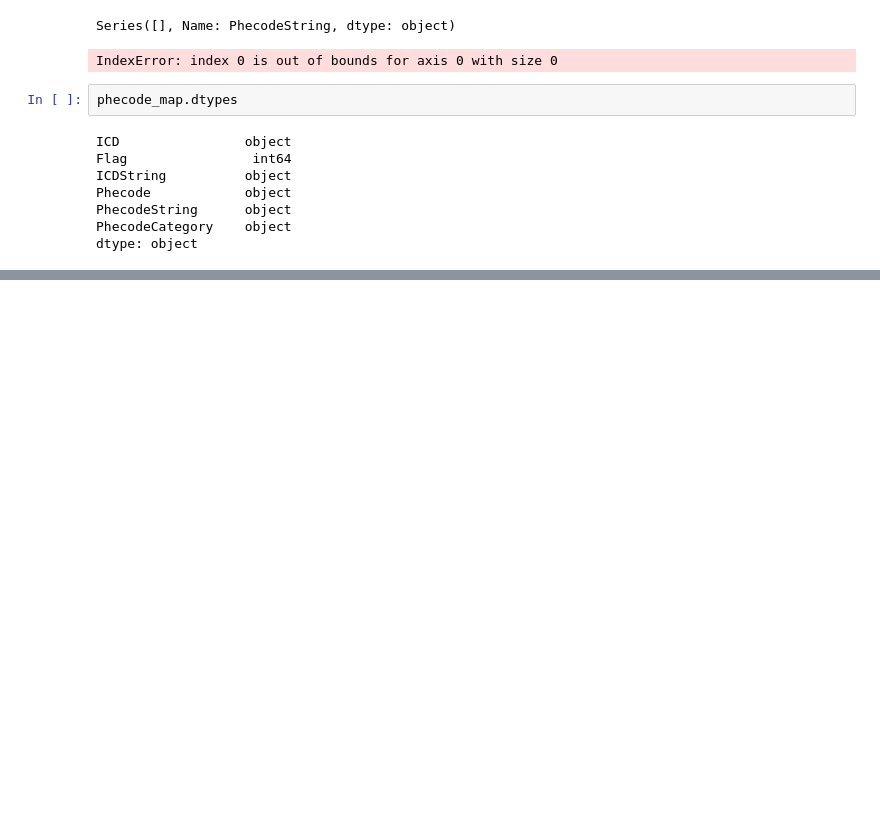
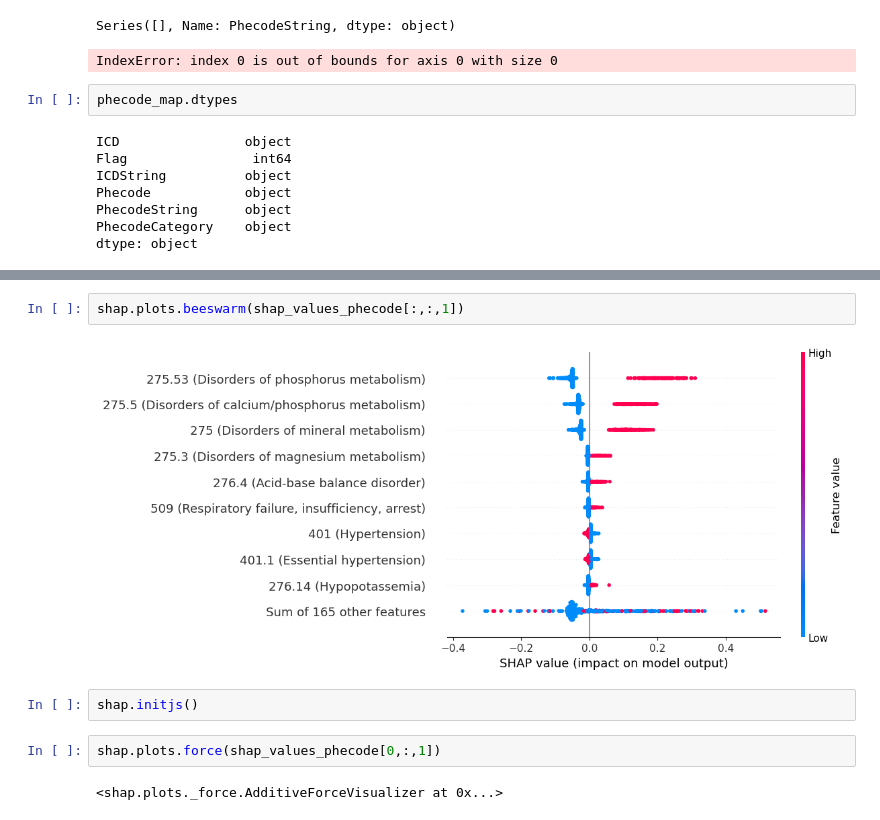
Before and after one commit to dayibian/PheMINE, a Jupyter notebook: notebooks/hpp.ipynb, the cells around one changed output, grey strips where cells are left out. Drawn from its saved outputs; the diff is of its cells as text; blank space fills up the shorter version.

```diff
--- a/notebooks/hpp.ipynb
+++ b/notebooks/hpp.ipynb
@@ -390,0 +459,10 @@ dtype: object
+# %%
+shap.plots.beeswarm(shap_values_phecode[:,:,1])
+# %% [output]
+[figure, added]
+# %%
+shap.initjs()
+# %%
+shap.plots.force(shap_values_phecode[0,:,1])
+# %% [output]
+<shap.plots._force.AdditiveForceVisualizer at 0x...>
```
Also changed, not shown: parts of 10 cells of this notebook, 4 other files.
